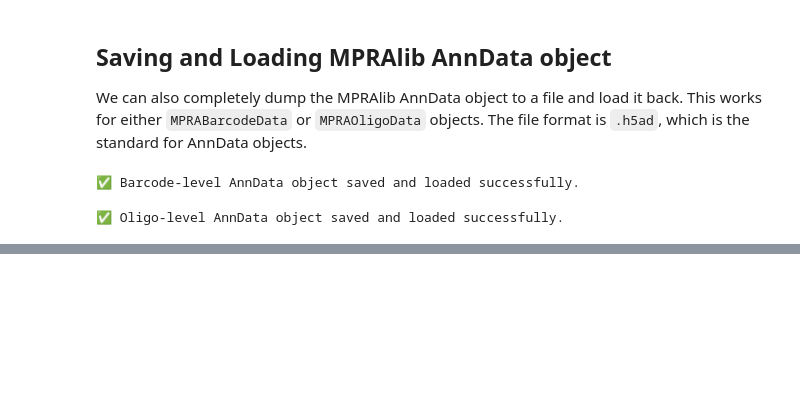
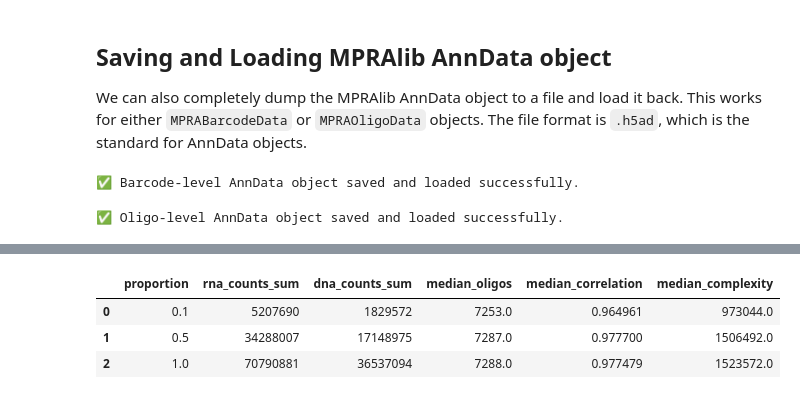
Before and after one commit to kircherlab/MPRAlib, a Jupyter notebook: examples/mpralib.ipynb, the cells around one changed output, grey strips where cells are left out. Saved outputs shown, nothing was run; the diff lists cells and outputs as text; code cells hidden in the pictures; blank space fills up the shorter version.

Commit message:
doc: count sampling

```diff
--- a/examples/mpralib.ipynb
+++ b/examples/mpralib.ipynb
@@ -458,0 +488,45 @@ print("✅ Oligo-level AnnData object saved and loaded successfully.")
+# %%
+# Summarize MPRA downsampling metrics for each sampling proportion
+
+results = []
+
+for p in proportions:
+    # Get barcode-level and oligo-level data for this sampling proportion
+    barcode_data = samples[p]
+    oligo_data = barcode_data.oligo_data
+
+    # Total RNA and DNA counts (barcode-level)
+    rna_sum = barcode_data.rna_counts.sum()
+    dna_sum = barcode_data.dna_counts.sum()
+
+    oligo_data.barcode_threshold = 10  # Set barcode threshold for oligo aggregation
+
+    # Median number of oligos passing barcode threshold (across replicates)
+    median_oligos = np.median(np.sum(oligo_data.barcode_counts >= oligo_data.barcode_threshold, axis=1))
+
+    # Median pairwise Pearson correlation of activities (across replicates)
+    activity_corr_matrix = oligo_data.correlation()
+    median_correlation = np.median(activity_corr_matrix[np.triu_indices_from(activity_corr_matrix, k=1)])
+
+    # Median pairwise barcode complexity (Lincoln-Petersen estimator)
+    complexity_matrix = barcode_data.complexity()
+    median_complexity = np.median(complexity_matrix[np.triu_indices_from(complexity_matrix, k=1)])
+
+    # Store results for this proportion
+    results.append({
+        'proportion': p,
+        'rna_counts_sum': rna_sum,
+        'dna_counts_sum': dna_sum,
+        'median_oligos': median_oligos,
+        'median_correlation': median_correlation,
+        'median_complexity': median_complexity
+    })
+
+# Convert results to DataFrame for display
+sampling_results_df = pd.DataFrame(results)
+display(sampling_results_df)
+# %% [output]
+|  | proportion | rna_counts_sum | dna_counts_sum | median_oligos | median_correlation | median_complexity |
+| 0 | 0.1 | 5207690 | 1829572 | 7253.0 | 0.964961 | 973044.0 |
+| 1 | 0.5 | 34288007 | 17148975 | 7287.0 | 0.977700 | 1506492.0 |
+| 2 | 1.0 | 70790881 | 36537094 | 7288.0 | 0.977479 | 1523572.0 |
```
Also changed, not shown: parts of 3 cells of this notebook.
